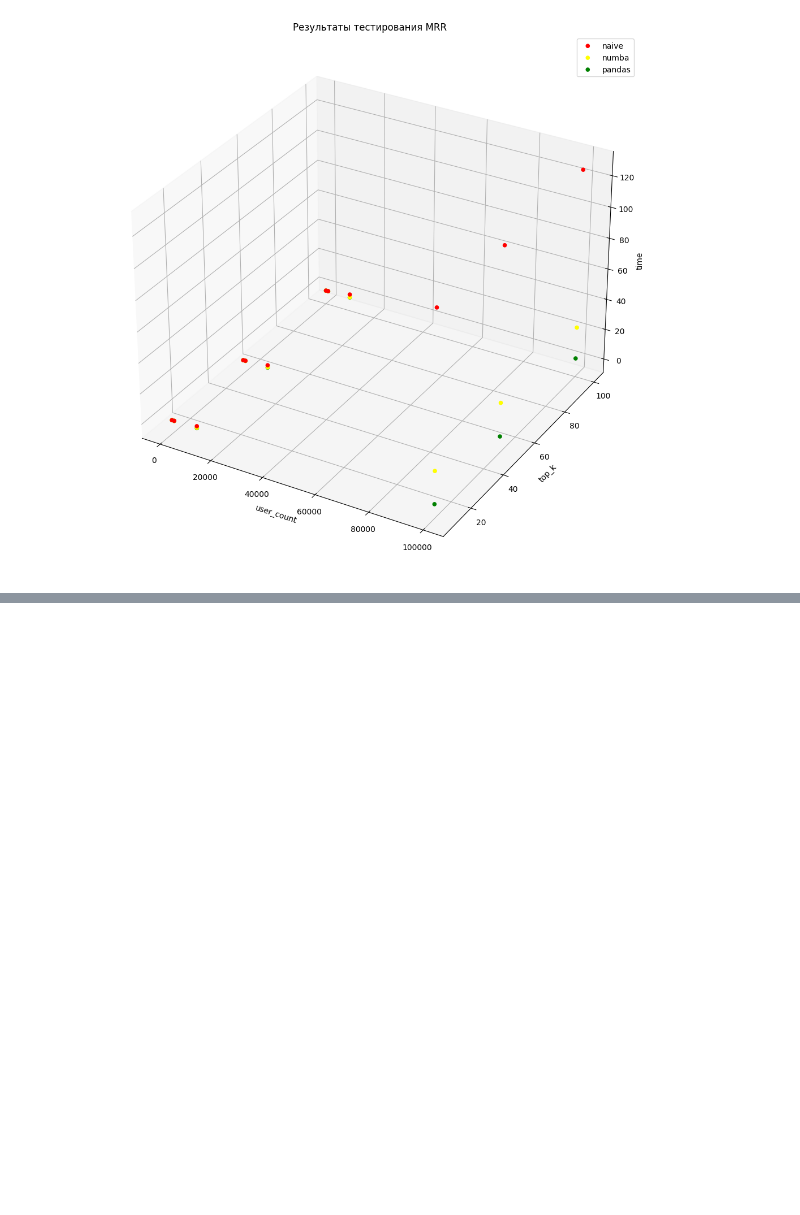
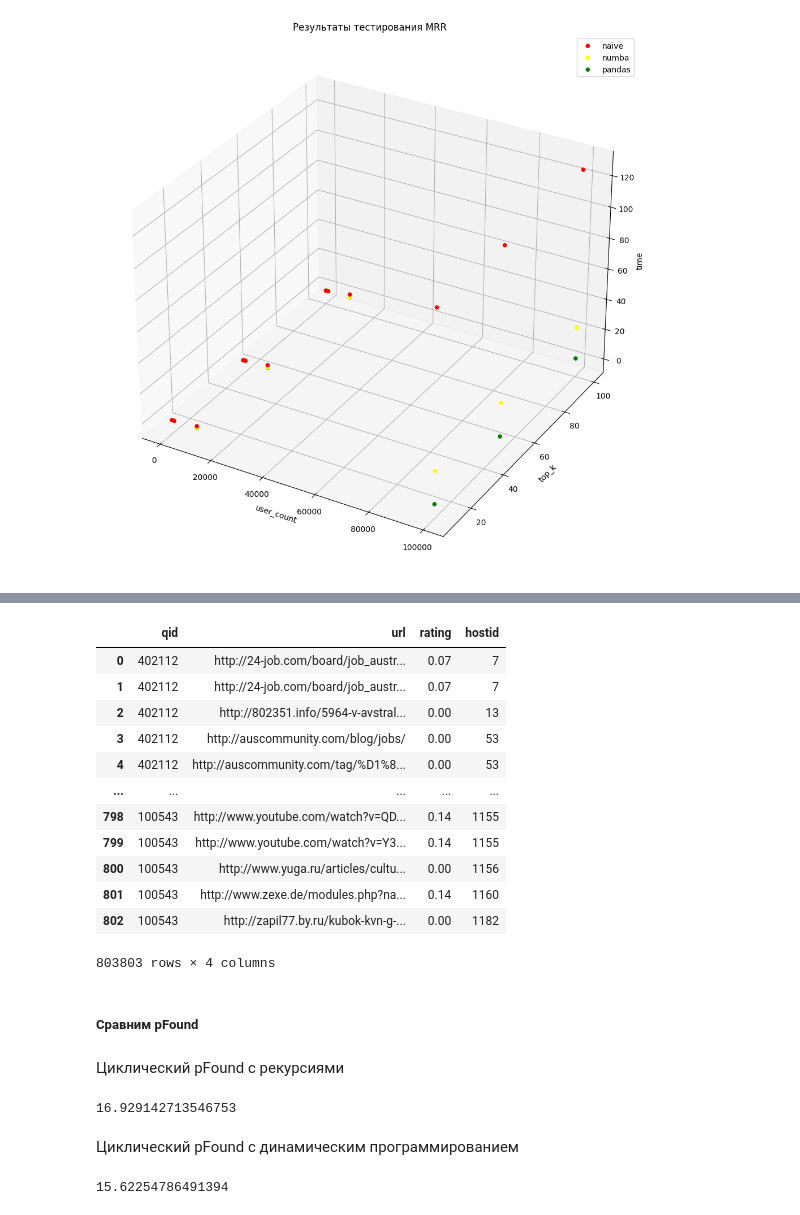
Before and after one commit to In48semenov/RecoServiceTemplate, a Jupyter notebook: notebooks/HW-2.ipynb, the cells around one changed output, grey strips where cells are left out. Saved outputs shown, nothing was run; the diff lists cells and outputs as text; code cells hidden in the pictures; blank space fills up the shorter version.

Commit message:
feat: добавлена метрика pFound

```diff
--- a/notebooks/HW-2.ipynb
+++ b/notebooks/HW-2.ipynb
@@ -309,0 +556,24 @@ No data for colormapping provided via 'c'. Parameters 'cmap' will be ignored
+# %%
+# Увеличим датасет примерно в 1000 раз, прибавив к каждому qid единицу
+for _ in range(1000):
+    temp_df['qid'] = temp_df['qid'] + 1
+    qid_url_rating_hostid_big = pd.concat((qid_url_rating_hostid_big, temp_df))
+temp_df = None # освобождаем переменную
+# %%
+qid_url_rating_hostid_big
+# %% [output]
+|  | qid | url | rating | hostid |
+| 0 | 402112 | http://24-job.com/board/job_austr... | 0.07 | 7 |
+| 1 | 402112 | http://24-job.com/board/job_austr... | 0.07 | 7 |
+| 2 | 402112 | http://802351.info/5964-v-avstral... | 0.00 | 13 |
+| 3 | 402112 | http://auscommunity.com/blog/jobs/ | 0.00 | 53 |
+| 4 | 402112 | http://auscommunity.com/tag/%D1%8... | 0.00 | 53 |
+| ... | ... | ... | ... | ... |
+| 798 | 100543 | http://www.youtube.com/watch?v=QD... | 0.14 | 1155 |
+| 799 | 100543 | http://www.youtube.com/watch?v=Y3... | 0.14 | 1155 |
+| 800 | 100543 | http://www.yuga.ru/articles/cultu... | 0.00 | 1156 |
+| 801 | 100543 | http://www.zexe.de/modules.php?na... | 0.14 | 1160 |
+| 802 | 100543 | http://zapil77.by.ru/kubok-kvn-g-... | 0.00 | 1182 |
+803803 rows × 4 columns
+# %% [markdown]
+##### Сравним pFound
@@ -309,0 +582,22 @@ No data for colormapping provided via 'c'. Parameters 'cmap' will be ignored
+# %% [markdown]
+Циклический pFound с рекурсиями
+# %%
+start_time = time.time()
+mean_pfound_big = pandas_apply_pfound(qid_url_rating_hostid_big, naive_pfound)  # Используем наивный алгоритм
+diff_times = time.time() - start_time
+print(diff_times)
+
+diff_pfound.loc['pfound_original', 'time'] = diff_times
+# %% [output]
+16.929142713546753
+# %% [markdown]
+Циклический pFound с динамическим программированием
+# %%
+start_time = time.time()
+mean_pfound_dinamic_big = pandas_apply_pfound(qid_url_rating_hostid_big, pfound_cicle_speed)  # Используем наивный алгоритм с динамическим прогр
+diff_times = time.time() - start_time
+print(diff_times)
+
+diff_pfound.loc['pfound_dinamic', 'time'] = diff_times
+# %% [output]
+15.62254786491394
```
Also changed, not shown: parts of 43 cells of this notebook.
